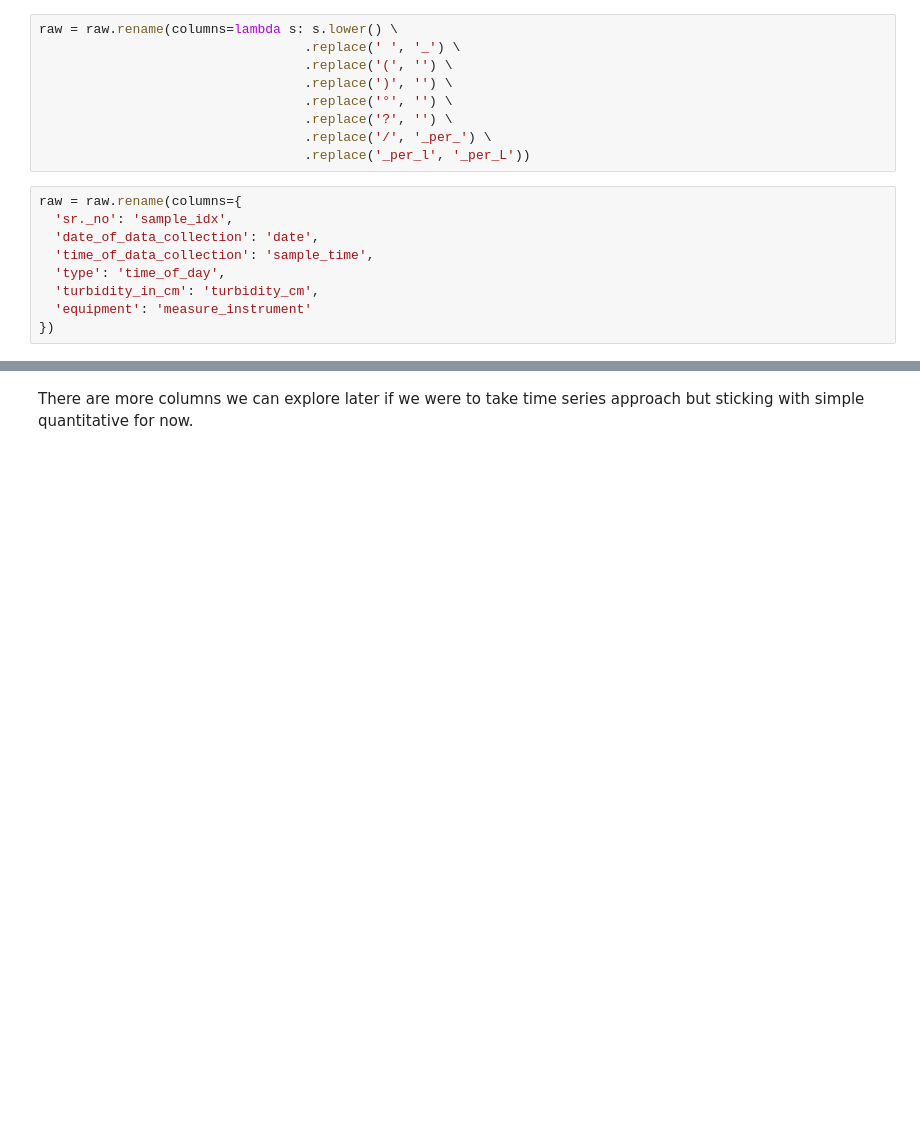
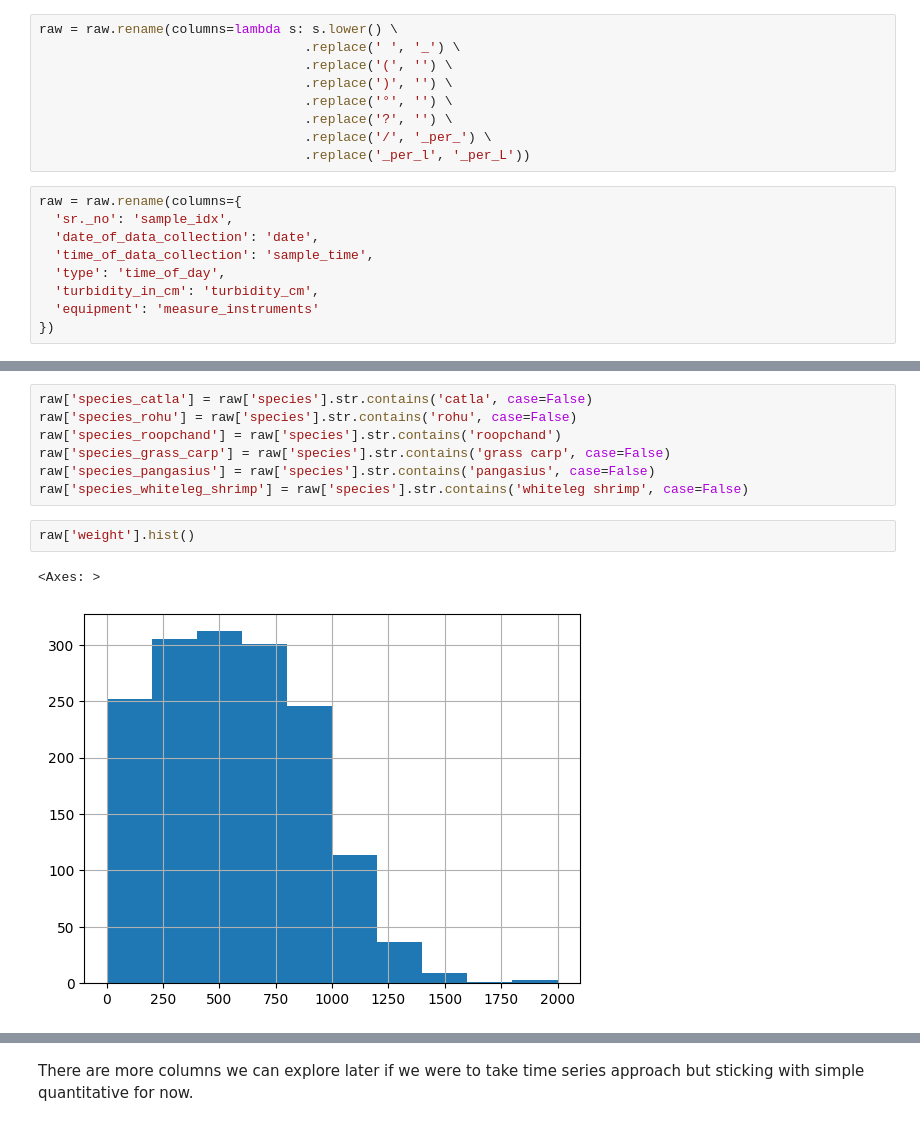
Before and after one commit to fish-welfare-initiative/fwi-predict, a Jupyter notebook: notebooks/23 clean_jun_2021_dec_2024_data.ipynb, the cells around one changed output, grey strips where cells are left out. Drawn from its saved outputs; the diff is of its cells as text; blank space fills up the shorter version.

```diff
--- a/notebooks/23 clean_jun_2021_dec_2024_data.ipynb
+++ b/notebooks/23 clean_jun_2021_dec_2024_data.ipynb
@@ -26,7 +26,7 @@ raw = raw.rename(columns={
   'time_of_data_collection': 'sample_time',
   'type': 'time_of_day',
   'turbidity_in_cm': 'turbidity_cm',
-  'equipment': 'measure_instrument'
+  'equipment': 'measure_instruments'
 })
 # %%
 raw.columns
@@ -53,0 +74,12 @@ Index(['sample_idx', 'date', 'sample_time', 'pond_id', 'farmer', 'time_of_day',
+# %%
+raw['species_catla'] = raw['species'].str.contains('catla', case=False)
+raw['species_rohu'] = raw['species'].str.contains('rohu', case=False)
+raw['species_roopchand'] = raw['species'].str.contains('roopchand')
+raw['species_grass_carp'] = raw['species'].str.contains('grass carp', case=False)
+raw['species_pangasius'] = raw['species'].str.contains('pangasius', case=False)
+raw['species_whiteleg_shrimp'] = raw['species'].str.contains('whiteleg shrimp', case=False)
+# %%
+raw['weight'].hist()
+# %% [output]
+<Axes: >
+[figure, added]
```
Also changed, not shown: parts of 25 cells of this notebook, 6 other files.
